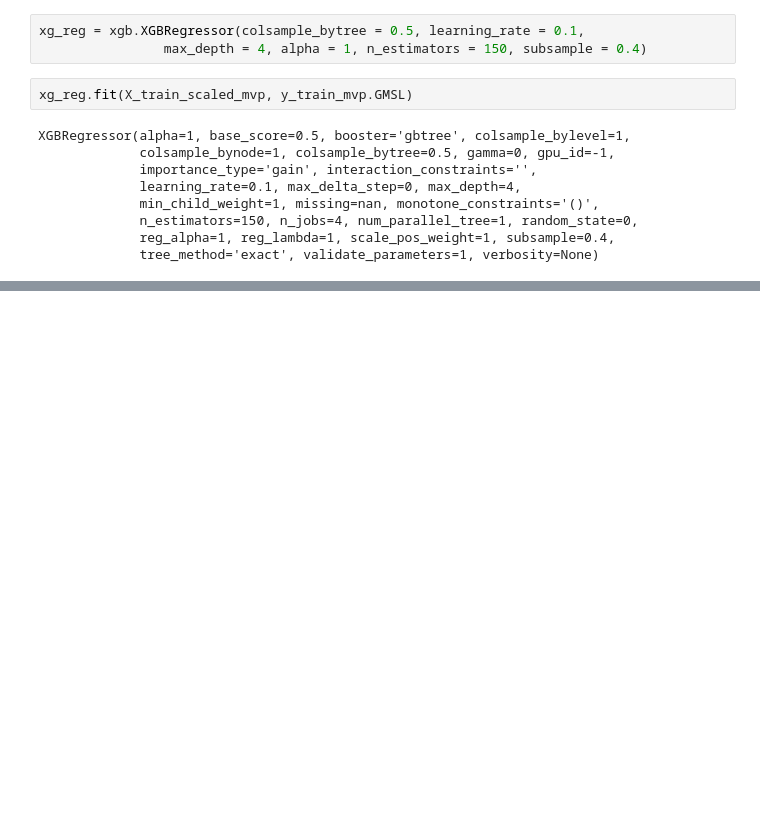
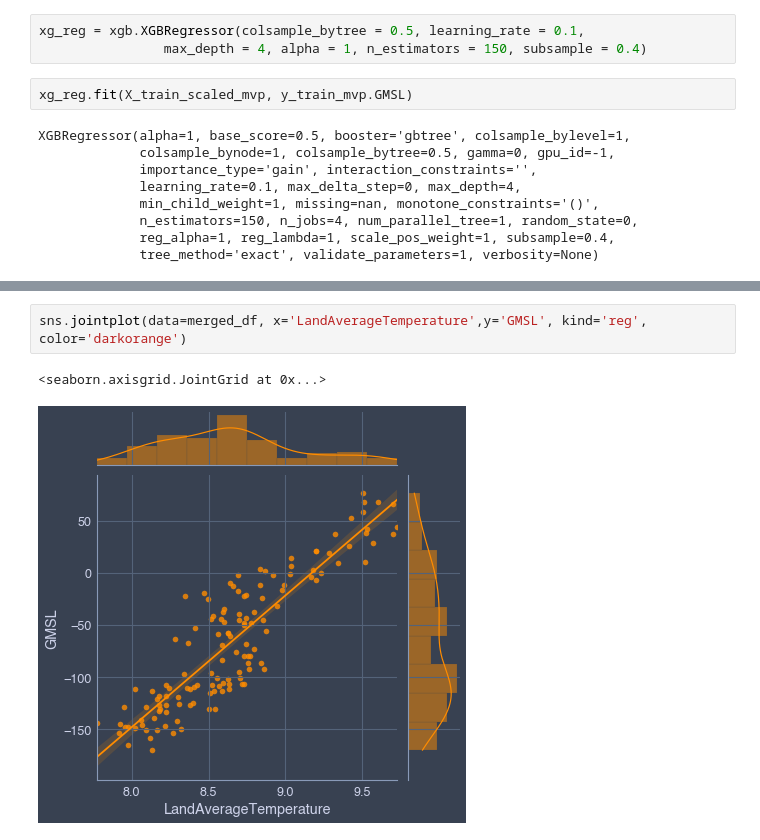
Before and after one commit to Ken-Alviola/sea_level, a Jupyter notebook: sea_level.ipynb, the cells around one changed output, grey strips where cells are left out. Cells and saved outputs as stored; diff of their text form; blank space fills up the shorter version.

```diff
--- a/sea_level.ipynb
+++ b/sea_level.ipynb
@@ -500,0 +480,5 @@ X_train_scaled_mvp
+# %%
+sns.jointplot(data=merged_df, x='LandAverageTemperature',y='GMSL', kind='reg', color='darkorange')
+# %% [output]
+<seaborn.axisgrid.JointGrid at 0x...>
+[figure, added]
```
Also changed, not shown: parts of 29 cells of this notebook.
